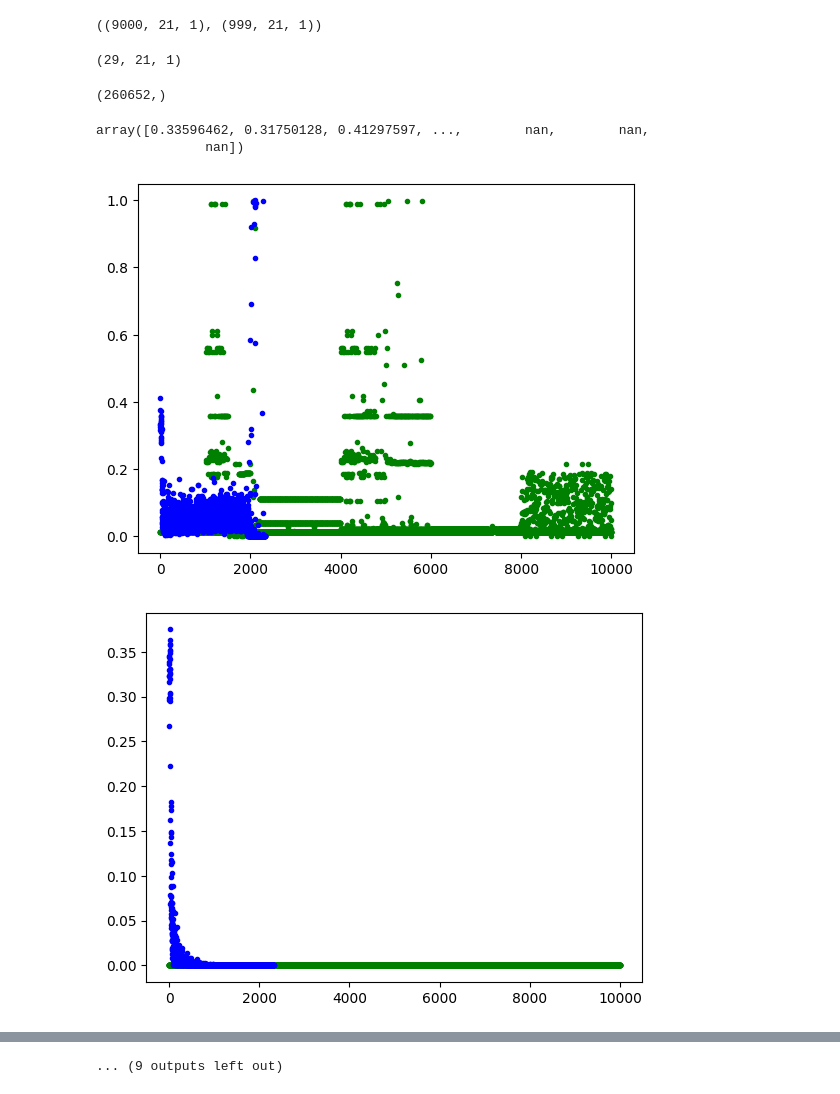
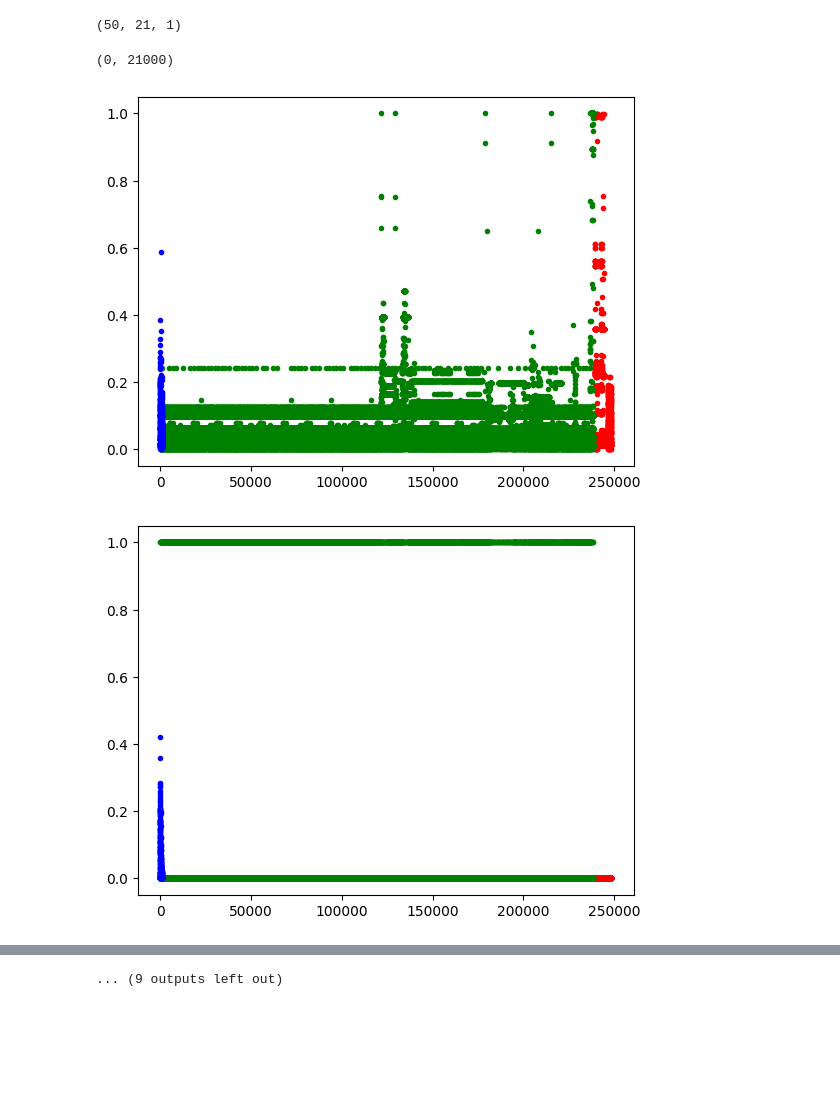
Before and after one commit to KylaNel/ICS_data_generation, a Jupyter notebook: code/vae_simpler_test.ipynb, the cells around one changed output, grey strips where cells are left out. Saved outputs shown, nothing was run; the diff lists cells and outputs as text; code cells hidden in the pictures; blank space fills up the shorter version.

```diff
--- a/code/vae_simpler_test.ipynb
+++ b/code/vae_simpler_test.ipynb
@@ -19,34 +20,43 @@ data_features_attacks.shape
+# %%
+BUFFER_SIZE = 10000
+BATCH_SIZE = 50
 # %%
 # Batch and shuffle data
 
-train_dataset = (tf.data.Dataset.from_tensor_slices(data_features_attacks[:9000]).shuffle(9000).batch(50))
-test_dataset = (tf.data.Dataset.from_tensor_slices(data_features_attacks[9000:]).shuffle(999).batch(50))
-
-data_features_attacks[:9000].shape, data_features_attacks[9000:].shape
+train_dataset = (tf.data.Dataset.from_tensor_slices(data_features_attacks[:9000]).shuffle(BUFFER_SIZE).batch(BATCH_SIZE))
+test_dataset = (tf.data.Dataset.from_tensor_slices(data_features_attacks[9000:]).shuffle(BUFFER_SIZE).batch(BATCH_SIZE))
-# %% [output]
-((9000, 21, 1), (999, 21, 1))
 # %%
 class CVAE(tf.keras.Model):
     def __init__(self, latent_dim):
         super(CVAE, self).__init__()
         self.latent_dim = latent_dim
         self.encoder = tf.keras.Sequential([
+            # input layer
             tf.keras.layers.InputLayer(input_shape=(21, 1)),
+            # hidden layers
             tf.keras.layers.Conv1D(filters=16, kernel_size=1, activation='relu'),
             tf.keras.layers.Conv1D(filters=32, kernel_size=1, activation='relu'),
             tf.keras.layers.Conv1D(filters=64, kernel_size=1, activation='relu'),
             tf.keras.layers.Flatten(),
+            # output layer
             tf.keras.layers.Dense(latent_dim + latent_dim),
             ]
         )
         self.decoder = tf.keras.Sequential([
+            # input layer
             tf.keras.layers.InputLayer(input_shape=(latent_dim,)),
-            # where does the 32 come from??
-            tf.keras.layers.Dense(units=21*32, activation=tf.nn.relu),
-            tf.keras.layers.Reshape(target_shape=(21,32)),
+            # hidden layers
+            tf.keras.layers.Dense(units=21*100, activation=tf.nn.relu),
+            tf.keras.layers.Reshape(target_shape=(21,100)),
+            # transposed convolutional layers go in the opposite direction of a normal convolution
+            # reshapes and upscales
+            # accepts an input volume from a previous layer
+            # produces an output that is larger than the input volume
+            # maintains a connectivity pattern between the input and the output
             tf.keras.layers.Conv1DTranspose(filters=64, kernel_size=1, padding='same', activation='relu'),
             tf.keras.layers.Conv1DTranspose(filters=32, kernel_size=1, padding='same', activation='relu'),
             tf.keras.layers.Conv1DTranspose(filters=16, kernel_size=1, padding='same', activation='relu'),
+            # output layer
             tf.keras.layers.Conv1DTranspose(filters=1, kernel_size=1, padding='same'),
             ]
         )
@@ -108,18 +123,18 @@ def predict(model, epoch, test_sample):
     return predictions
 # %%
 
-latent_dim = 40
-num_examples_to_generate = 29
-epochs = int(9000/21)
+latent_dim = 1200
+num_examples_to_generate = 200
+epochs = 20
 
 for test_batch in test_dataset.take(1):
     test_sample = test_batch[0:num_examples_to_generate, :, :]
     print(test_sample.shape)
 
-random_vector_for_generation = tf.random.normal(shape=[num_examples_to_generate, latent_dim])
+# random_vector_for_generation = tf.random.normal(shape=[num_examples_to_generate, latent_dim])
 model = CVAE(latent_dim)
 # %% [output]
-(29, 21, 1)
+(50, 21, 1)
 # %%
 predictions = np.array([])
 for epoch in range(epochs):
@@ -132,18 +147,13 @@ for epoch in range(epochs):
     elbo = -loss.result()
 
     predictions = np.append(predictions, predict(model, epoch, test_sample))
-# %%
-predictions.shape
-# %% [output]
-(260652,)
+# %%
+np.count_nonzero(np.isnan(predictions)), predictions.size
+# %% [output]
+(0, 21000)
 # %%
 size = int(predictions.shape[0]/21)
 predictions = predictions.reshape(size, 21)
-# %%
-predictions[:,0]
-# %% [output]
-array([0.33596462, 0.31750128, 0.41297597, ...,        nan,        nan,
-              nan])
 # %%
 data_labels = [name for name in data_features_test.columns]
 
@@ -152,11 +162,10 @@ frame_len_generated = predictions[:,0]
 # %%
 for i in range(21):
     feature = data_labels[i]
     plt.figure(i)
-    # plt.plot(data_features_test[feature], 'r.')
-    plt.plot(data_features_attacks[:, i], '.g')
-    # plt.plot(np.linspace(0, len(data_features_test[feature]), size), predictions[:,i], '.b')
+    plt.plot(np.arange(238279, 238279+9999), data_features_test[feature][238279:], '.r') #attacks
+    plt.plot(np.arange(238279), data_features_test[feature][:238279], '.g') # not attacks
     plt.plot(predictions[:,i], '.b')
 # %% [output]
-[figure, old version]
+[figure, new version]
-[figure, old version]
+[figure, new version]
```
Also changed, not shown: parts of 6 cells of this notebook, 4 other files.
